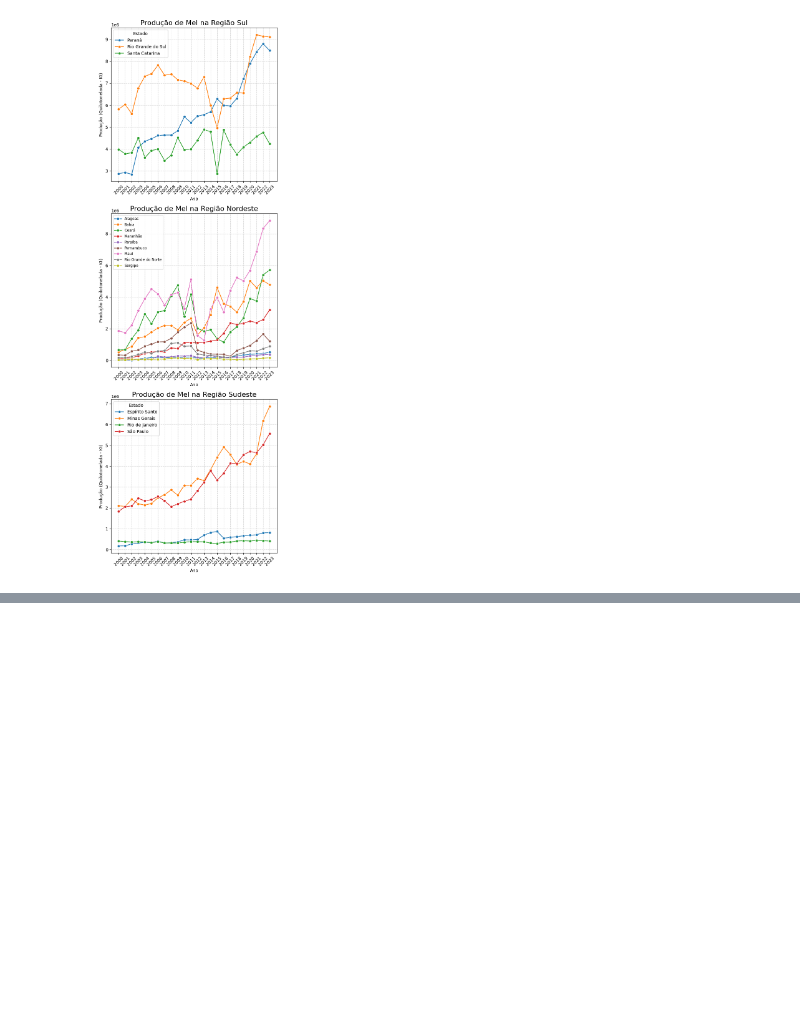
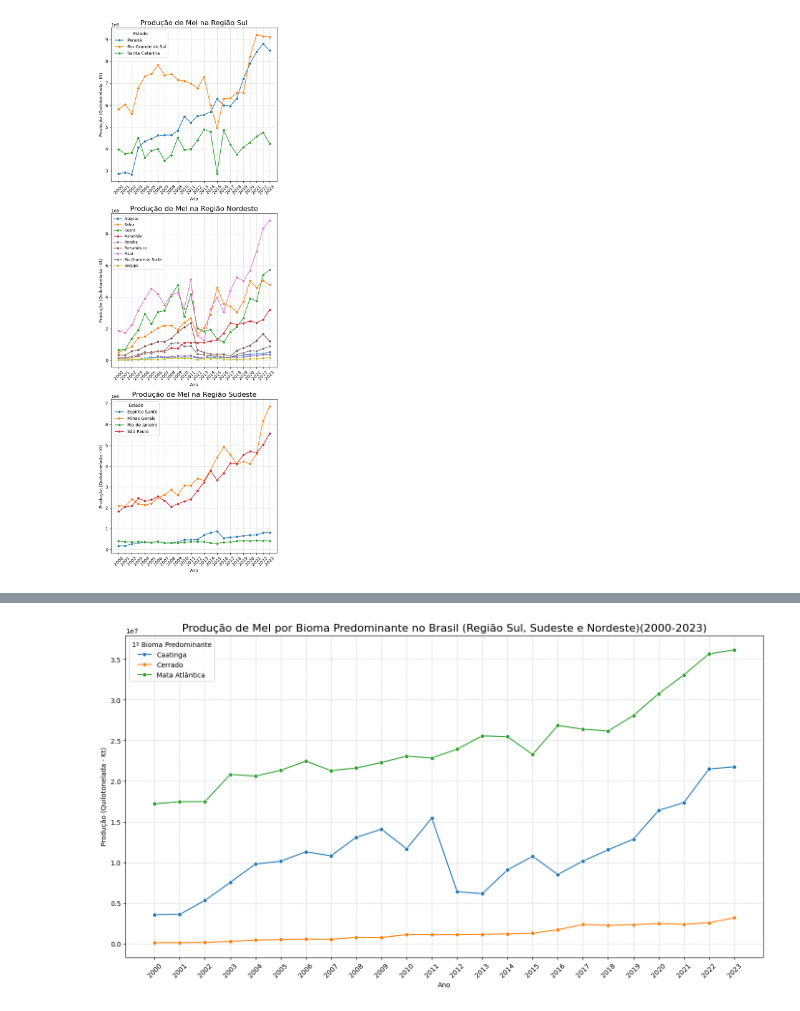
Before and after one commit to Gabriel-J-code/ad-projeto-bees-caatinga, a Jupyter notebook: relatorio.ipynb, the cells around one changed output, grey strips where cells are left out. Saved outputs shown, nothing was run; the diff lists cells and outputs as text; code cells hidden in the pictures; blank space fills up the shorter version.

Commit message:
analise biomas

```diff
--- a/relatorio.ipynb
+++ b/relatorio.ipynb
@@ -817,0 +819,3 @@ A análise detalhada por estado confirma que a produção de mel é muito mais *
+# %%
+biomas = pd.read_csv('data/biomas/Bioma_Predominante_por_Municipio_2024.csv',delimiter=';')
+biomas
@@ -817,0 +872,12 @@ A análise detalhada por estado confirma que a produção de mel é muito mais *
+# %%
+tabela_final = tabela_final.reset_index().rename(columns={'Sigla da UF': 'Sigla'})
+
+# 3. Anexe a tabela de biomas ao seu DataFrame de produção usando 'Estado' como chave
+df_com_biomas = melted_producao_es.merge(
+    tabela_final,
+    on='Sigla',
+    how='left'
+)
+
+# 4. Verifique o resultado
+df_com_biomas.head()
@@ -817,0 +891,26 @@ A análise detalhada por estado confirma que a produção de mel é muito mais *
+# %%
+producao_por_bioma_anual = df_com_biomas.groupby(['Ano', '1º Bioma Predominante'])['Produção (Kg)'].sum().reset_index()
+
+# 2. Crie o gráfico de linha para comparar a produção entre os biomas
+plt.figure(figsize=(14, 8))
+sns.lineplot(
+    data=producao_por_bioma_anual,
+    x='Ano',
+    y='Produção (Kg)',
+    hue='1º Bioma Predominante',
+    marker='o'
+)
+
+# Adicione títulos e rótulos
+plt.title('Produção de Mel por Bioma Predominante no Brasil (Região Sul, Sudeste e Nordeste)(2000-2023)', fontsize=16)
+plt.xlabel('Ano')
+plt.ylabel('Produção (Quilotonelada - Kt)')
+plt.grid(True, linestyle='--', alpha=0.6)
+
+# Ajuste os rótulos do eixo X para melhor visualização
+plt.xticks(producao_por_bioma_anual['Ano'].unique(), rotation=45)
+
+plt.tight_layout()
+plt.show()
+# %% [output]
+[figure, added]
```
Also changed, not shown: parts of 7 cells of this notebook.
